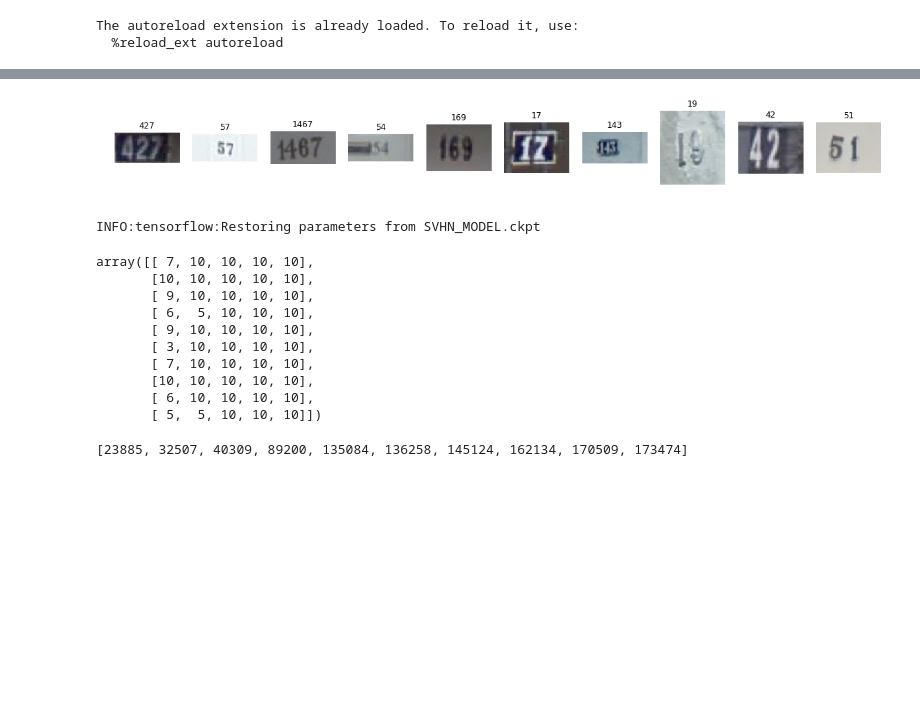
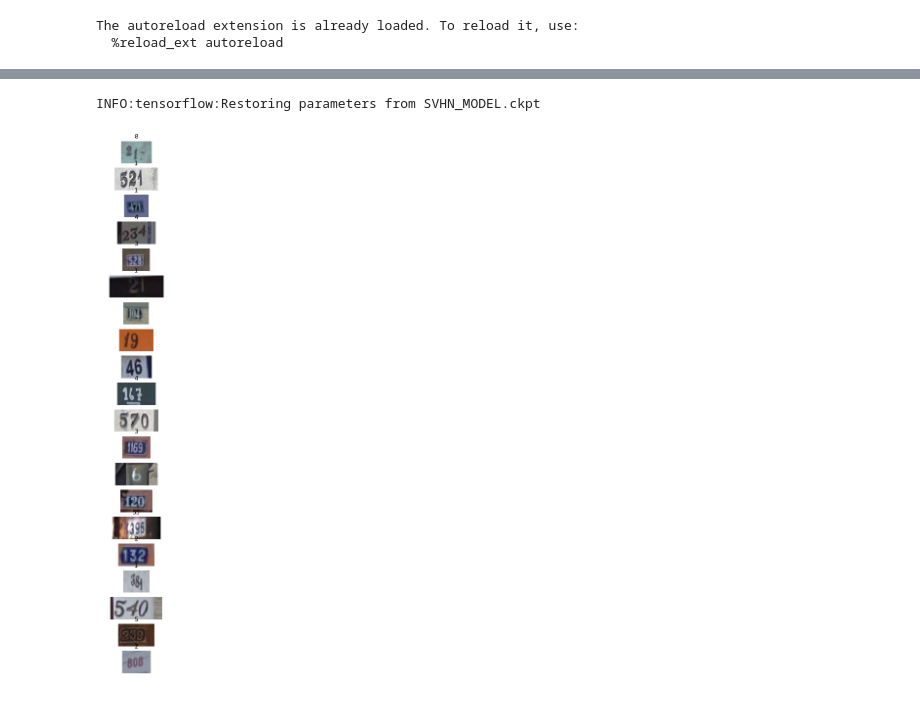
Before and after one commit to ruimaranhao/MLND, a Jupyter notebook: capstone/code/Prediction.ipynb, the cells around one changed output, grey strips where cells are left out. Saved outputs shown, nothing was run; the diff lists cells and outputs as text; code cells hidden in the pictures; blank space fills up the shorter version.

Commit message:
jupyter notebook for prediction and auxiliary files

```diff
--- a/capstone/code/Prediction.ipynb
+++ b/capstone/code/Prediction.ipynb
@@ -34,3 +28,29 @@ try:
 except Exception as e:
     print('Unable to load data to',  'tensorflow_ready_data.pickle' + '.pickle', ':', e)
     raise
+# %%
+plt.rcParams['figure.figsize'] = (30.0, 30.0)
+
+nImages = 20
+
+f, ax = plt.subplots(nrows=how_many, ncols=1)
+
+imSamples = []
+
+for i, j in enumerate(np.sort(np.random.randint(0, imlabels.shape[0], size=nImages))):
+
+    filename = str(j + 1) + '.png' #files are offset by 1.
+    fullname = os.path.join('extra', filename)
+
+    im = Image.open(fullname)
+
+    house_num = ''
+    digits = imlabels[j][imlabels[j] < 10].astype(int) #10 is blank; no number.
+    for k in digits:
+        house_num += str(k)
+
+    imSamples.extend([j])
+
+    ax[i].axis('off')
+    ax[i].set_title(house_num, loc='center')
+    ax[i].imshow(im)
@@ -37,21 +59,31 @@ except Exception as e:
+# %%
+model = Model(nImages)
+# %%
+model.predict(imDataset[imSamples])
+# %% [output]
+INFO:tensorflow:Restoring parameters from SVHN_MODEL.ckpt
+# %%
+test_prediction = model.test_prediction
 # %%
 plt.rcParams['figure.figsize'] = (20.0, 20.0)
 
-f, ax = plt.subplots(nrows=1, ncols=10)
+f, ax = plt.subplots(nrows=nImages, ncols=1)
 
-im_samples = []
+for i, j in enumerate(imSamples):
 
-for i, j in enumerate(np.sort(np.random.randint(0, extra_labels.shape[0], size=10))):
-    filename = str(j+1)+'.png'
+    filename = str(j+1) + '.png'
     fullname = os.path.join('extra', filename)
+
     im = Image.open(fullname)
+
     house_num = ''
-    digits = extra_labels[j, :][extra_labels[j, :] < 10].astype(int)
+
+    digits = test_prediction[i][test_prediction[i] < 10].astype(int)
     for k in digits:
         house_num += str(k)
-    im_samples.extend([j])
+
     ax[i].axis('off')
     ax[i].set_title(house_num, loc='center')
     ax[i].imshow(im)
 # %% [output]
-[figure, old version]
+[figure, new version]
@@ -60,21 +89,0 @@ model = Model()
-# %%
-model.predict(extra_dataset[im_samples,:,:,:])
-# %% [output]
-INFO:tensorflow:Restoring parameters from SVHN_MODEL.ckpt
-# %%
-test_prediction
-# %% [output]
-array([[ 7, 10, 10, 10, 10],
-       [10, 10, 10, 10, 10],
-       [ 9, 10, 10, 10, 10],
-       [ 6,  5, 10, 10, 10],
-       [ 9, 10, 10, 10, 10],
-       [ 3, 10, 10, 10, 10],
-       [ 7, 10, 10, 10, 10],
-       [10, 10, 10, 10, 10],
-       [ 6, 10, 10, 10, 10],
-       [ 5,  5, 10, 10, 10]])
-# %%
-print(im_samples)
-# %% [output]
-[23885, 32507, 40309, 89200, 135084, 136258, 145124, 162134, 170509, 173474]
```
Also changed, not shown: parts of 4 cells of this notebook, 1 other file.
